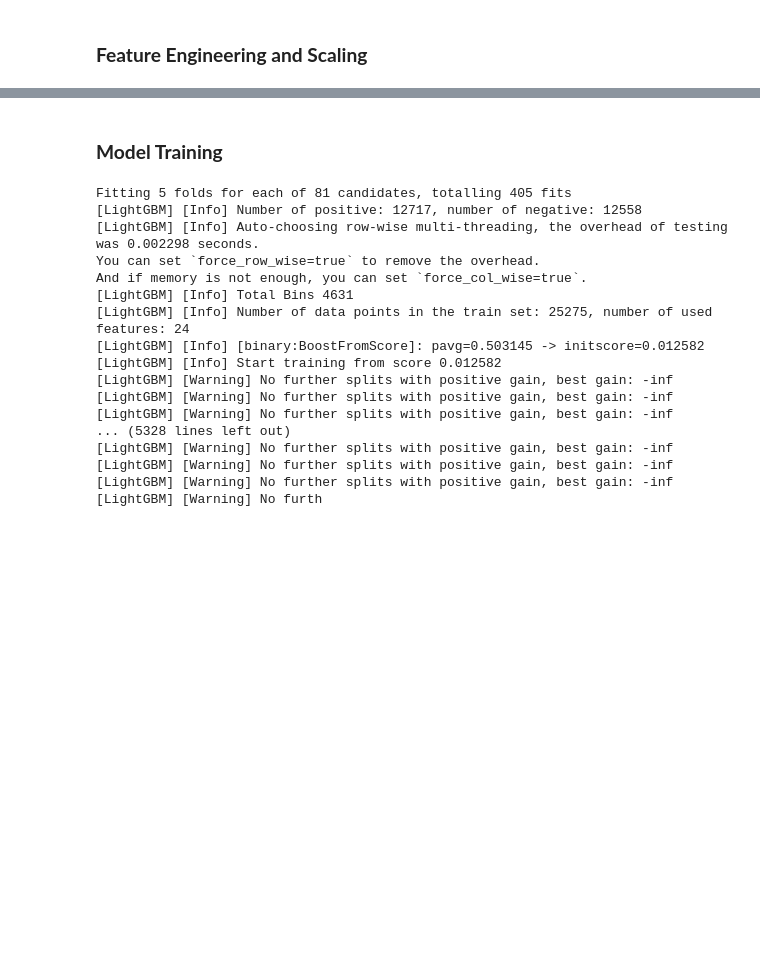
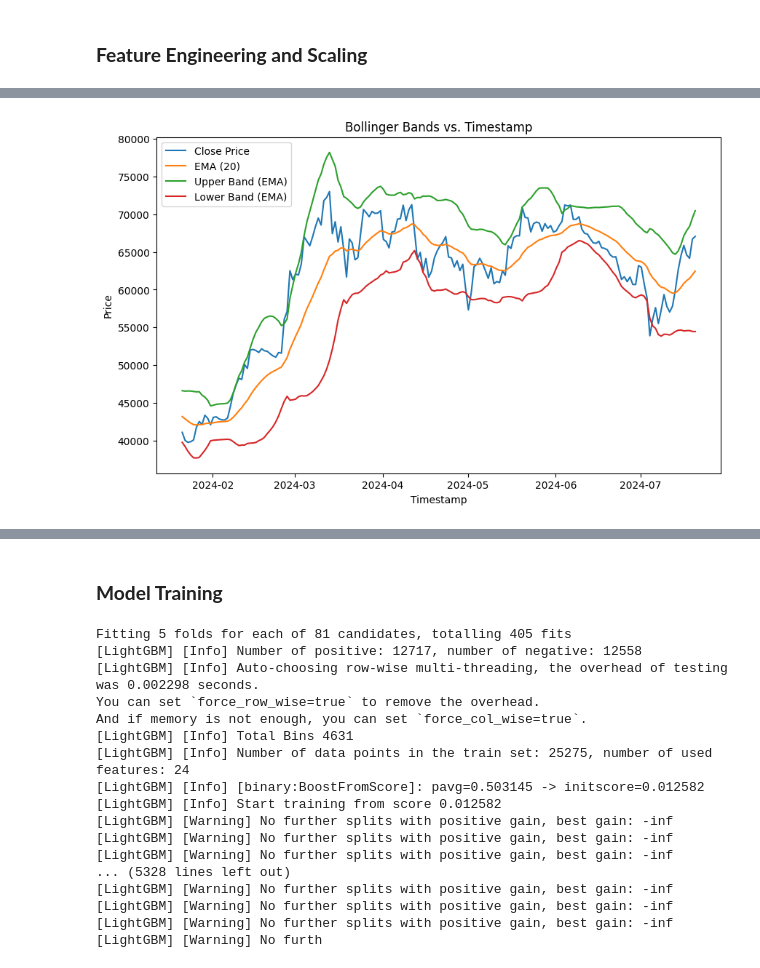
Before and after one commit to eddietaylor/securities-analysis, a Jupyter notebook: notebooks/trading_bots/lorentzian_trading_bot.ipynb, the cells around one changed output, grey strips where cells are left out. Cells and saved outputs as stored; diff of their text form; code cells hidden in the pictures; blank space fills up the shorter version.

```diff
--- a/notebooks/trading_bots/lorentzian_trading_bot.ipynb
+++ b/notebooks/trading_bots/lorentzian_trading_bot.ipynb
@@ -97,0 +311,14 @@ hist_btc.head()
+# %%
+# plot Bollinger Bands vs. timestamp and plot close vs. timestamp on same graph
+plt.figure(figsize=(10, 6))
+plt.plot(hist_btc['timestamp'], hist_btc['close'], label='Close Price')
+plt.plot(hist_btc['timestamp'], hist_btc['bb_ema_20'], label='EMA (20)')
+plt.plot(hist_btc['timestamp'], hist_btc['bb_ema_upper_20'], label='Upper Band (EMA)')
+plt.plot(hist_btc['timestamp'], hist_btc['bb_ema_lower_20'], label='Lower Band (EMA)')
+plt.title('Bollinger Bands vs. Timestamp')
+plt.xlabel('Timestamp')
+plt.ylabel('Price')
+plt.legend()
+plt.show()
+# %% [output]
+[figure, added]
```
Also changed, not shown: parts of 8 cells of this notebook.
